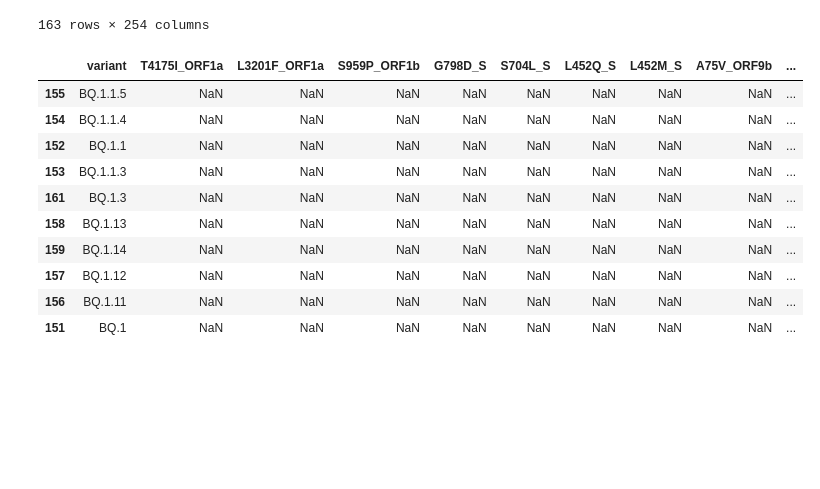
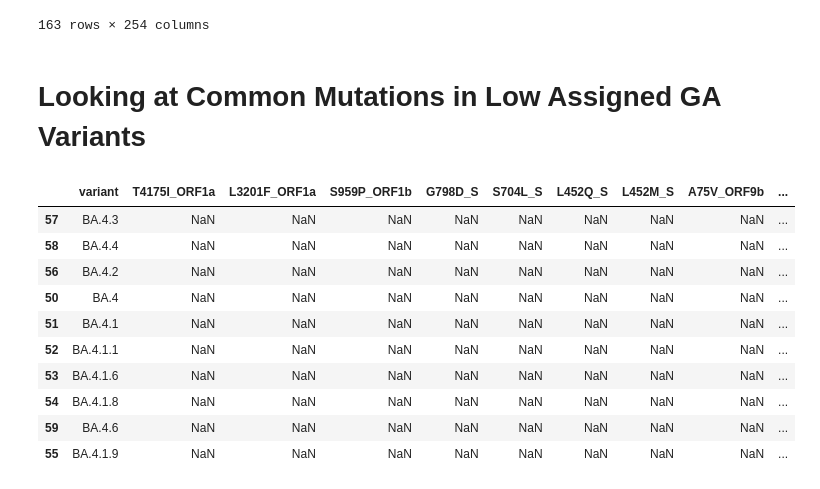
Before and after one commit to blab/sars2-epistasis-modeling, a Jupyter notebook: mutations-by-variant/Epistasis_project_pipeline.ipynb, the cells around one changed output. Saved outputs shown, nothing was run; the diff lists cells and outputs as text; code cells hidden in the pictures; blank space fills up the shorter version.

```diff
--- a/mutations-by-variant/Epistasis_project_pipeline.ipynb
+++ b/mutations-by-variant/Epistasis_project_pipeline.ipynb
@@ -484,21 +487,23 @@ resulting_table
+# %% [markdown]
+# Looking at Common Mutations in Low Assigned GA Variants
 # %%
-# filter table by highest GAs, find if there is any common mutations
-resulting_table = resulting_table.sort_values('mut_ga', ascending=False)
+# filter table by lowest 10 GAs, find if there is any common mutations
+resulting_table = resulting_table.sort_values('mut_ga', ascending=True)
 top_10_gas = resulting_table.head(10)
 pd.options.display.max_columns = None
 top_10_gas
 # %% [output]
 |  | variant | T4175I_ORF1a | L3201F_ORF1a | S959P_ORF1b | G798D_S | S704L_S | L452Q_S | L452M_S | A75V_ORF9b | ... |
-| 155 | BQ.1.1.5 | NaN | NaN | NaN | NaN | NaN | NaN | NaN | NaN | ... |
-| 154 | BQ.1.1.4 | NaN | NaN | NaN | NaN | NaN | NaN | NaN | NaN | ... |
-| 152 | BQ.1.1 | NaN | NaN | NaN | NaN | NaN | NaN | NaN | NaN | ... |
-| 153 | BQ.1.1.3 | NaN | NaN | NaN | NaN | NaN | NaN | NaN | NaN | ... |
-| 161 | BQ.1.3 | NaN | NaN | NaN | NaN | NaN | NaN | NaN | NaN | ... |
-| 158 | BQ.1.13 | NaN | NaN | NaN | NaN | NaN | NaN | NaN | NaN | ... |
-| 159 | BQ.1.14 | NaN | NaN | NaN | NaN | NaN | NaN | NaN | NaN | ... |
-| 157 | BQ.1.12 | NaN | NaN | NaN | NaN | NaN | NaN | NaN | NaN | ... |
-| 156 | BQ.1.11 | NaN | NaN | NaN | NaN | NaN | NaN | NaN | NaN | ... |
-| 151 | BQ.1 | NaN | NaN | NaN | NaN | NaN | NaN | NaN | NaN | ... |
+| 57 | BA.4.3 | NaN | NaN | NaN | NaN | NaN | NaN | NaN | NaN | ... |
+| 58 | BA.4.4 | NaN | NaN | NaN | NaN | NaN | NaN | NaN | NaN | ... |
+| 56 | BA.4.2 | NaN | NaN | NaN | NaN | NaN | NaN | NaN | NaN | ... |
+| 50 | BA.4 | NaN | NaN | NaN | NaN | NaN | NaN | NaN | NaN | ... |
+| 51 | BA.4.1 | NaN | NaN | NaN | NaN | NaN | NaN | NaN | NaN | ... |
+| 52 | BA.4.1.1 | NaN | NaN | NaN | NaN | NaN | NaN | NaN | NaN | ... |
+| 53 | BA.4.1.6 | NaN | NaN | NaN | NaN | NaN | NaN | NaN | NaN | ... |
+| 54 | BA.4.1.8 | NaN | NaN | NaN | NaN | NaN | NaN | NaN | NaN | ... |
+| 59 | BA.4.6 | NaN | NaN | NaN | NaN | NaN | NaN | NaN | NaN | ... |
+| 55 | BA.4.1.9 | NaN | NaN | NaN | NaN | NaN | NaN | NaN | NaN | ... |
 # %%
 # saving top mutational GA table to csv
 top_10_gas.to_csv('top_assigned_gas.tsv', sep='\t')
```
Also changed, not shown: parts of 9 cells of this notebook.
